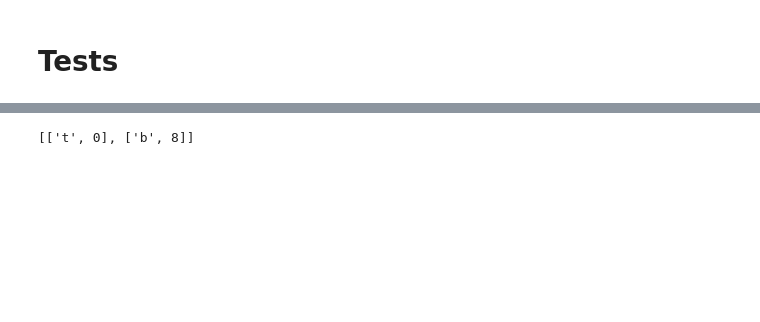
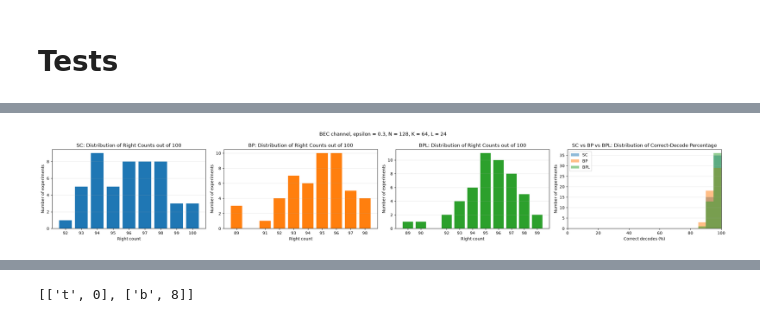
Before and after one commit to dmeloca/polar-codes, a Jupyter notebook: tests.ipynb, the cells around one changed output, grey strips where cells are left out. Drawn from its saved outputs; the diff is of its cells as text; code cells hidden in the pictures; blank space fills up the shorter version.

```diff
--- a/tests.ipynb
+++ b/tests.ipynb
@@ -78,47 +104,44 @@ print(f"{bp_perfect_count} / {BP_ITERATIONS} BP runs decoded correctly ({bp_perc
 # %%
 import matplotlib.pyplot as plt
 from collections import Counter
 
-sc_distribution = Counter(right_counts)
-bp_distribution = Counter(bp_right_counts)
+colors = {"SC": "tab:blue", "BP": "tab:orange", "BPL": "tab:green"}
 
-sc_x = sorted(sc_distribution.keys())
-sc_y = [sc_distribution[count] for count in sc_x]
+#*one panel per decoder plus the shared overlay, so adding a decoder to `decoders`
+#*above widens this figure without any other edit here
+fig, axes = plt.subplots(1, len(results) + 1, figsize=(6 * (len(results) + 1), 4))
+fig.suptitle(f"{CHANNEL} channel, {config['param_name']} = {CHANNEL_PARAM}, "
+             f"N = {N}, K = {K}, L = {N_GRAPHS}")
 
-bp_x = sorted(bp_distribution.keys())
-bp_y = [bp_distribution[count] for count in bp_x]
+for ax, (name, result) in zip(axes, results.items()):
+    distribution = Counter(result["right_counts"])
+    x = sorted(distribution.keys())
+    y = [distribution[count] for count in x]
 
-fig, axes = plt.subplots(1, 3, figsize=(18, 4))
+    ax.bar(x, y, width=0.8, color=colors[name])
+    ax.set_xlabel("Right count")
+    ax.set_ylabel("Number of experiments")
+    ax.set_title(f"{name}: Distribution of Right Counts out of {SAMPLES}")
+    ax.set_xticks(x)
+    ax.grid(axis="y", alpha=0.3)
 
-axes[0].bar(sc_x, sc_y, width=0.8, color="tab:blue")
-axes[0].set_xlabel("Right count")
-axes[0].set_ylabel("Number of experiments")
-axes[0].set_title(f"SC: Distribution of Right Counts out of {len(possible_us)}")
-axes[0].set_xticks(sc_x)
-axes[0].grid(axis="y", alpha=0.3)
+#*every decoder now sees the same SAMPLES denominator, so the percentages are directly
+#*comparable; the fixed range keeps every bin inside [0, 100] so bars are never cropped
+overlay = axes[-1]
+for name, result in results.items():
+    pct = [count / SAMPLES * 100 for count in result["right_counts"]]
+    overlay.hist(pct, bins=20, range=(0, 100), color=colors[name], alpha=0.5, label=name)
 
-axes[1].bar(bp_x, bp_y, width=0.8, color="tab:orange")
-axes[1].set_xlabel("Right count")
-axes[1].set_ylabel("Number of experiments")
-axes[1].set_title(f"BP: Distribution of Right Counts out of {len(bp_possible_us)}")
-axes[1].set_xticks(bp_x)
-axes[1].grid(axis="y", alpha=0.3)
-
-#*Denominators differ (len(possible_us) vs len(bp_possible_us)), so compare on a % scale
-sc_pct = [count / len(possible_us) * 100 for count in right_counts]
-bp_pct = [count / len(bp_possible_us) * 100 for count in bp_right_counts]
-
-#*Fixed range keeps every bin inside [0, 100] so bars are never cropped by the axis
-axes[2].hist(sc_pct, bins=20, range=(0, 100), color="tab:blue", alpha=0.6, label="SC")
-axes[2].hist(bp_pct, bins=20, range=(0, 100), color="tab:orange", alpha=0.6, label="BP")
-axes[2].set_xlabel("Correct decodes (%)")
-axes[2].set_ylabel("Number of experiments")
-axes[2].set_title("SC vs BP: Distribution of Correct-Decode Percentage")
-axes[2].set_xlim(0, 100)
-axes[2].grid(axis="y", alpha=0.3)
-axes[2].legend()
+overlay.set_xlabel("Correct decodes (%)")
+overlay.set_ylabel("Number of experiments")
+overlay.set_title(" vs ".join(results) + ": Distribution of Correct-Decode Percentage")
+overlay.set_xlim(0, 100)
+overlay.grid(axis="y", alpha=0.3)
+overlay.legend()
 
 plt.tight_layout()
 plt.show()
+# %% [output]
+[figure, added]
 # %%
 np.float16(1.0 / 0.0)
```
Also changed, not shown: parts of 5 cells of this notebook, 2 other files.
